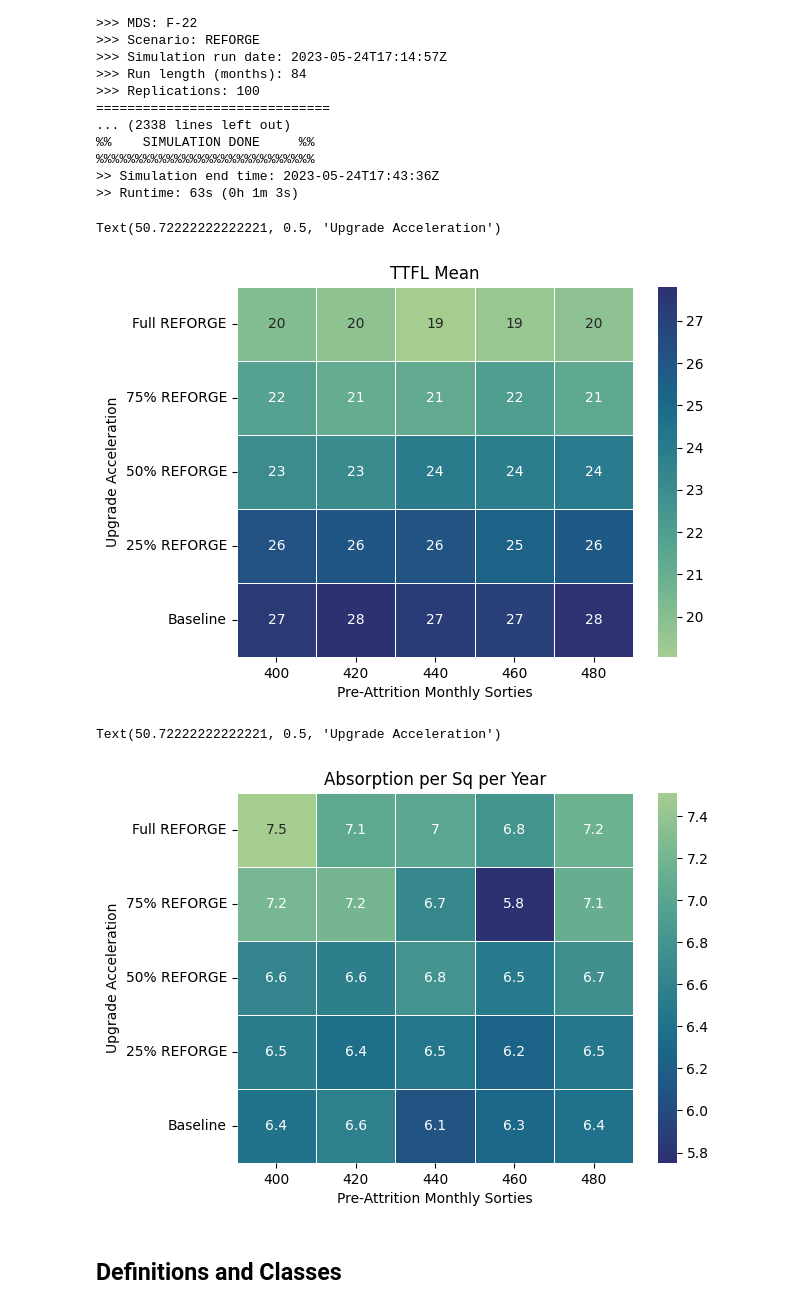
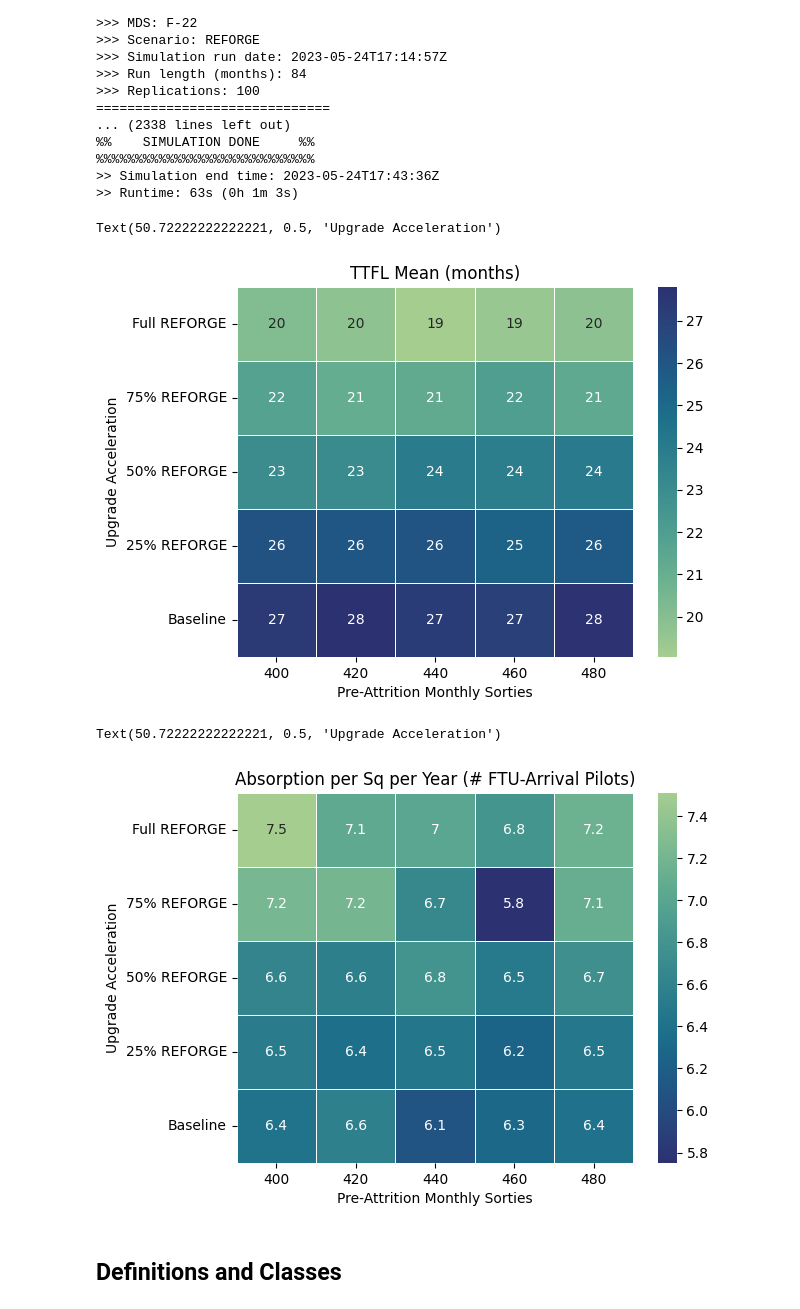
Before and after one commit to ialara/actf, a Jupyter notebook: f22_reforge_cases.ipynb, the cells around one changed output. Saved outputs shown, nothing was run; the diff lists cells and outputs as text; code cells hidden in the pictures.

Commit message:
units in chart titles

```diff
--- a/f22_reforge_cases.ipynb
+++ b/f22_reforge_cases.ipynb
@@ -1401,18 +1401,18 @@ ttfl_matrix = df.pivot(index='Reduction', columns='Pre-Attrition Monthly Sorties
 absorption_matrix = df.pivot(index='Reduction', columns='Pre-Attrition Monthly Sorties', values='Mean Absorption per Year').reindex(reduction_order)
 # %%
 sns.heatmap(ttfl_matrix, annot=True, cmap='crest', linewidth=0.5)
-plt.title('TTFL Mean')
+plt.title('TTFL Mean (months)')
 plt.ylabel('Upgrade Acceleration')
 # %% [output]
 Text(50.72222222222221, 0.5, 'Upgrade Acceleration')
-[figure, old version]
+[figure, new version]
 # %%
 sns.heatmap(absorption_matrix, annot=True, cmap='crest_r', linewidth=0.5)
-plt.title('Absorption per Sq per Year')
+plt.title('Absorption per Sq per Year (# FTU-Arrival Pilots)')
 plt.ylabel('Upgrade Acceleration')
 # %% [output]
 Text(50.72222222222221, 0.5, 'Upgrade Acceleration')
-[figure, old version]
+[figure, new version]
 # %% [markdown]
 ## Definitions and Classes
 # %% [markdown]
```
Also changed, not shown: parts of 1 cell of this notebook.
